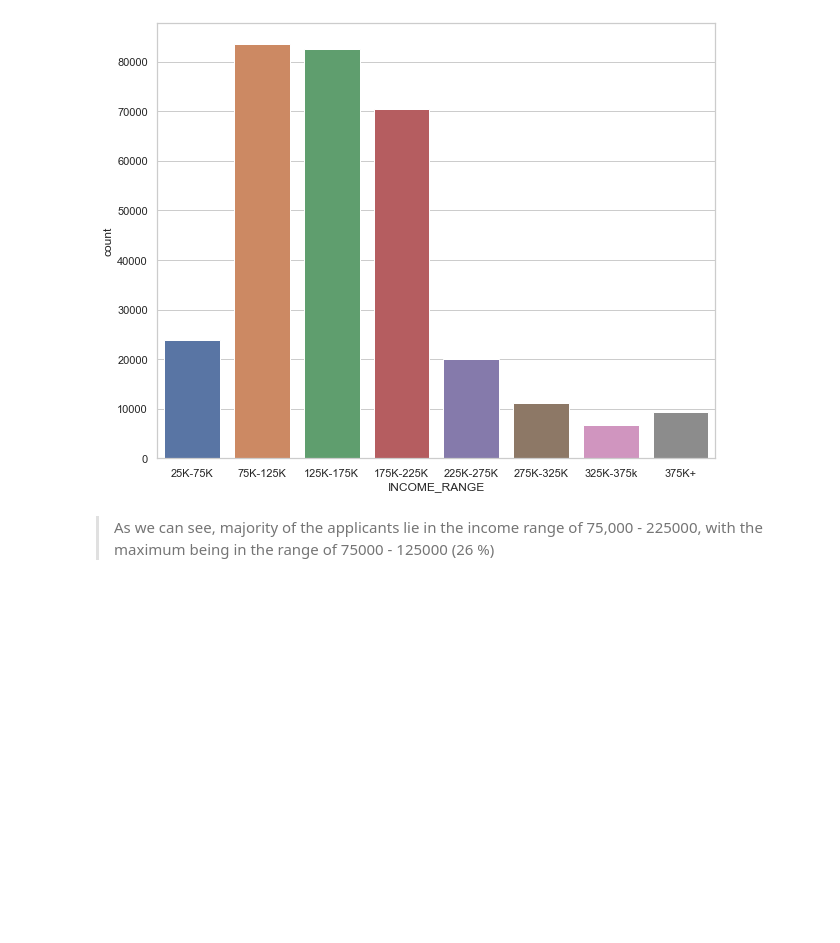
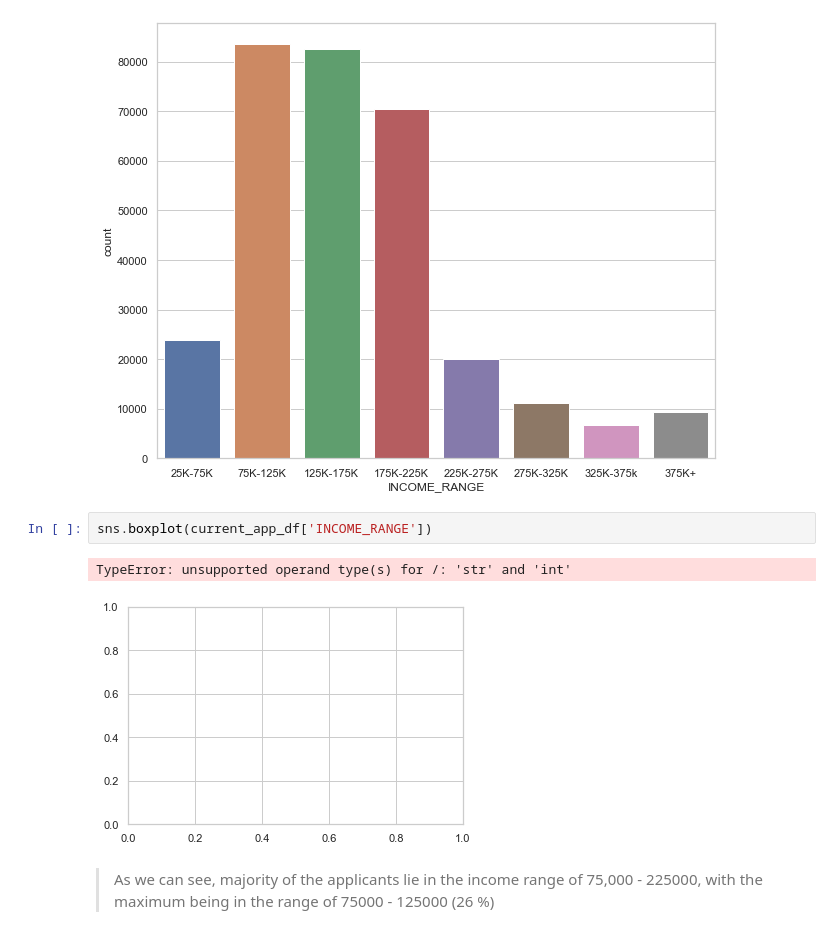
Before and after one commit to abhinav-m/data-science-bootcamp, a Jupyter notebook: upgrad-data-science-primer/Final-EDA-Graded/loan-applicants-data-visualization.ipynb, the cells around one changed output. Drawn from its saved outputs; the diff is of its cells as text; blank space fills up the shorter version.

```diff
--- a/upgrad-data-science-primer/Final-EDA-Graded/loan-applicants-data-visualization.ipynb
+++ b/upgrad-data-science-primer/Final-EDA-Graded/loan-applicants-data-visualization.ipynb
@@ -102,6 +103,11 @@ sns.countplot(current_app_df['INCOME_RANGE'])
 plt.show()
 # %% [output]
 [figure]
+# %%
+sns.boxplot(current_app_df['INCOME_RANGE'])
+# %% [output]
+TypeError: unsupported operand type(s) for /: 'str' and 'int'
+[figure, added]
 # %% [markdown]
 > As we can see, majority of the applicants lie in the income range of 75,000 - 225000, with the maximum being in the range of 75000 - 125000 (26 %)
 # %% [markdown]
```
Also changed, not shown: parts of 3 cells of this notebook.
